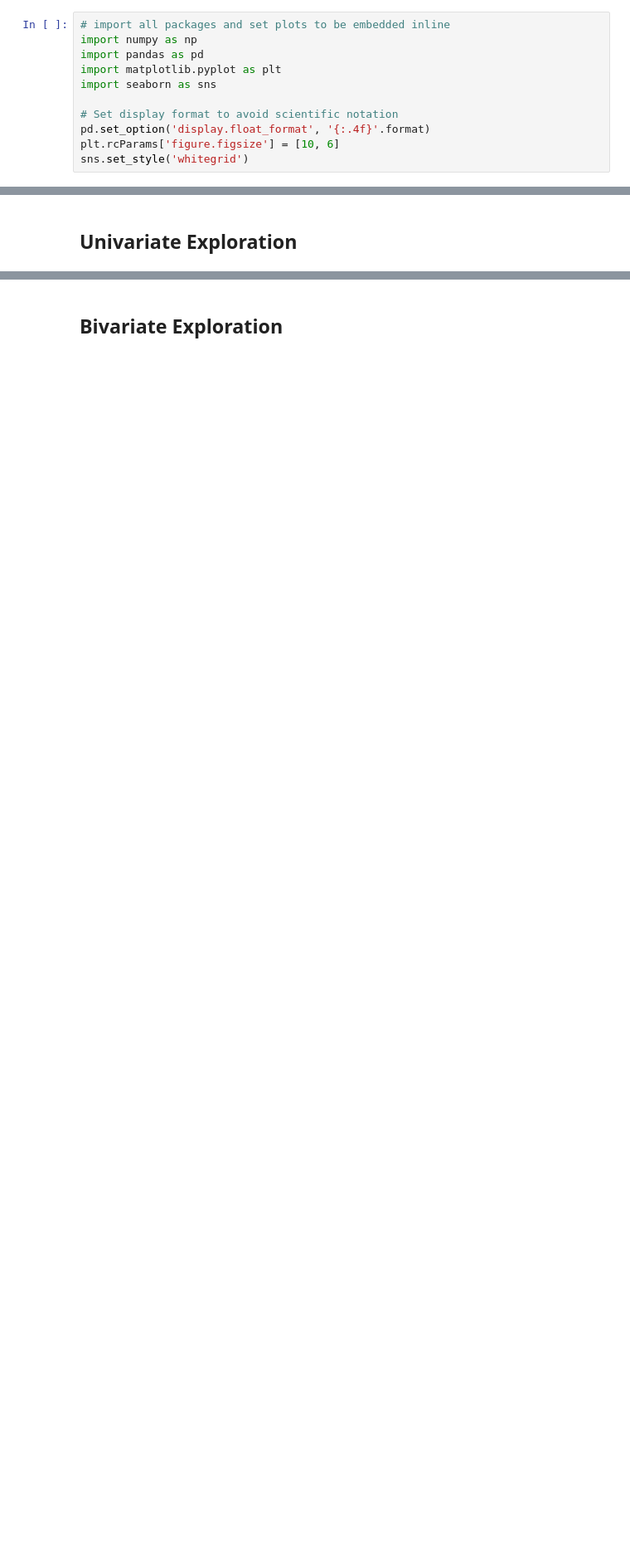
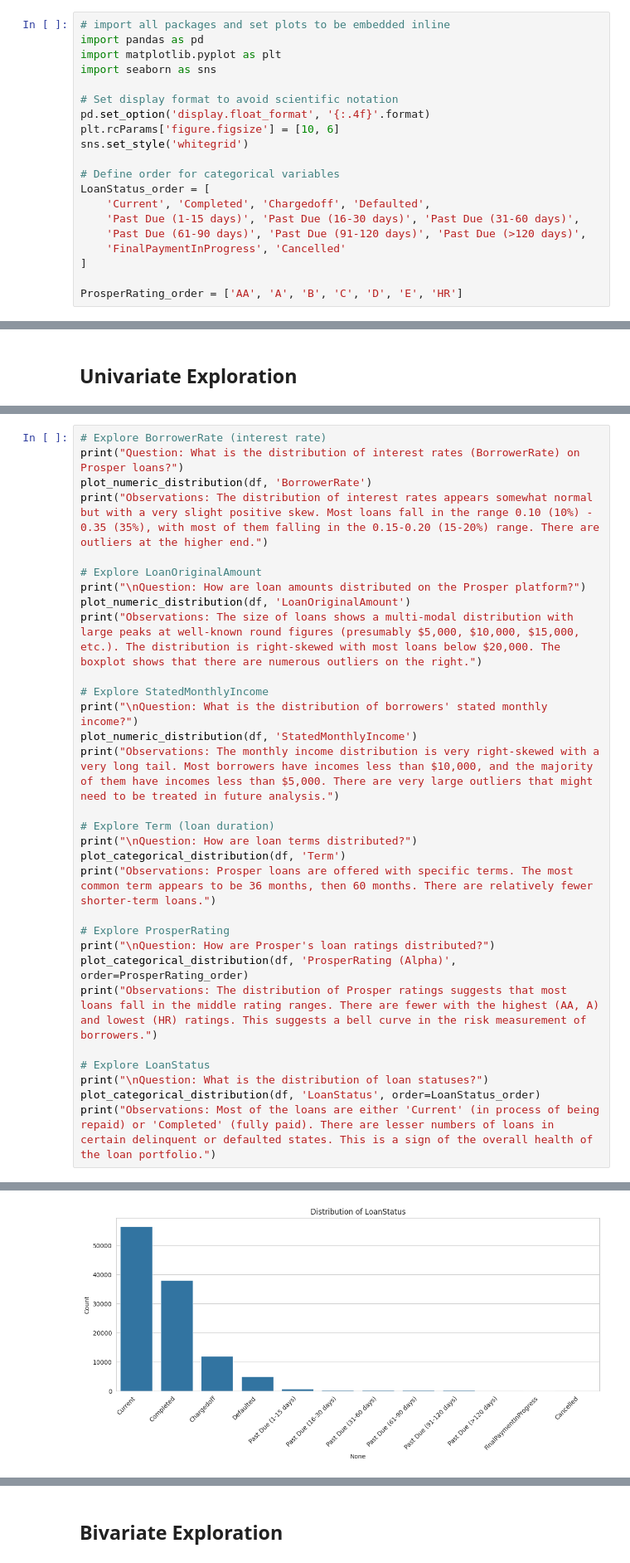
Before and after one commit to oYazan/CommunicateDataFinding, a Jupyter notebook: Part_I_exploration_template.ipynb, the cells around one changed output, grey strips where cells are left out. Shown at 83% size. Drawn from its saved outputs; the diff is of its cells as text; blank space fills up the shorter version.

```diff
--- a/Part_I_exploration_template.ipynb
+++ b/Part_I_exploration_template.ipynb
@@ -11,7 +11,6 @@
 ## Preliminary Wrangling
 # %%
 # import all packages and set plots to be embedded inline
-import numpy as np
 import pandas as pd
 import matplotlib.pyplot as plt
 import seaborn as sns
@@ -20,6 +19,16 @@ import seaborn as sns
 pd.set_option('display.float_format', '{:.4f}'.format)
 plt.rcParams['figure.figsize'] = [10, 6]
 sns.set_style('whitegrid')
+
+# Define order for categorical variables
+LoanStatus_order = [
+    'Current', 'Completed', 'Chargedoff', 'Defaulted',
+    'Past Due (1-15 days)', 'Past Due (16-30 days)', 'Past Due (31-60 days)',
+    'Past Due (61-90 days)', 'Past Due (91-120 days)', 'Past Due (>120 days)',
+    'FinalPaymentInProgress', 'Cancelled'
+]
+
+ProsperRating_order = ['AA', 'A', 'B', 'C', 'D', 'E', 'HR']
 # %%
 # Load the Prosper Loan dataset
 df = pd.read_csv('prosperLoanData.csv')
@@ -286,0 +216,31 @@ Question: How are Prosper's loan ratings distributed?
+# %%
+# Explore BorrowerRate (interest rate)
+print("Question: What is the distribution of interest rates (BorrowerRate) on Prosper loans?")
+plot_numeric_distribution(df, 'BorrowerRate')
+print("Observations: The distribution of interest rates appears somewhat normal but with a very slight positive skew. Most loans fall in the range 0.10 (10%) - 0.35 (35%), with most of them falling in the 0.15-0.20 (15-20%) range. There are outliers at the higher end.")
+
+# Explore LoanOriginalAmount
+print("\nQuestion: How are loan amounts distributed on the Prosper platform?")
+plot_numeric_distribution(df, 'LoanOriginalAmount')
+print("Observations: The size of loans shows a multi-modal distribution with large peaks at well-known round figures (presumably $5,000, $10,000, $15,000, etc.). The distribution is right-skewed with most loans below $20,000. The boxplot shows that there are numerous outliers on the right.")
+
+# Explore StatedMonthlyIncome
+print("\nQuestion: What is the distribution of borrowers' stated monthly income?")
+plot_numeric_distribution(df, 'StatedMonthlyIncome')
+print("Observations: The monthly income distribution is very right-skewed with a very long tail. Most borrowers have incomes less than $10,000, and the majority of them have incomes less than $5,000. There are very large outliers that might need to be treated in future analysis.")
+
+# Explore Term (loan duration)
+print("\nQuestion: How are loan terms distributed?")
+plot_categorical_distribution(df, 'Term')
+print("Observations: Prosper loans are offered with specific terms. The most common term appears to be 36 months, then 60 months. There are relatively fewer shorter-term loans.")
+
+# Explore ProsperRating
+print("\nQuestion: How are Prosper's loan ratings distributed?")
+plot_categorical_distribution(df, 'ProsperRating (Alpha)', order=ProsperRating_order)
+print("Observations: The distribution of Prosper ratings suggests that most loans fall in the middle rating ranges. There are fewer with the highest (AA, A) and lowest (HR) ratings. This suggests a bell curve in the risk measurement of borrowers.")
+
+# Explore LoanStatus
+print("\nQuestion: What is the distribution of loan statuses?")
+plot_categorical_distribution(df, 'LoanStatus', order=LoanStatus_order)
+print("Observations: Most of the loans are either 'Current' (in process of being repaid) or 'Completed' (fully paid). There are lesser numbers of loans in certain delinquent or defaulted states. This is a sign of the overall health of the loan portfolio.")
+# %% [output]
@@ -286,0 +268 @@ Question: How are Prosper's loan ratings distributed?
+[figure, added]
```
Also changed, not shown: parts of 7 cells of this notebook, 1 other file.
